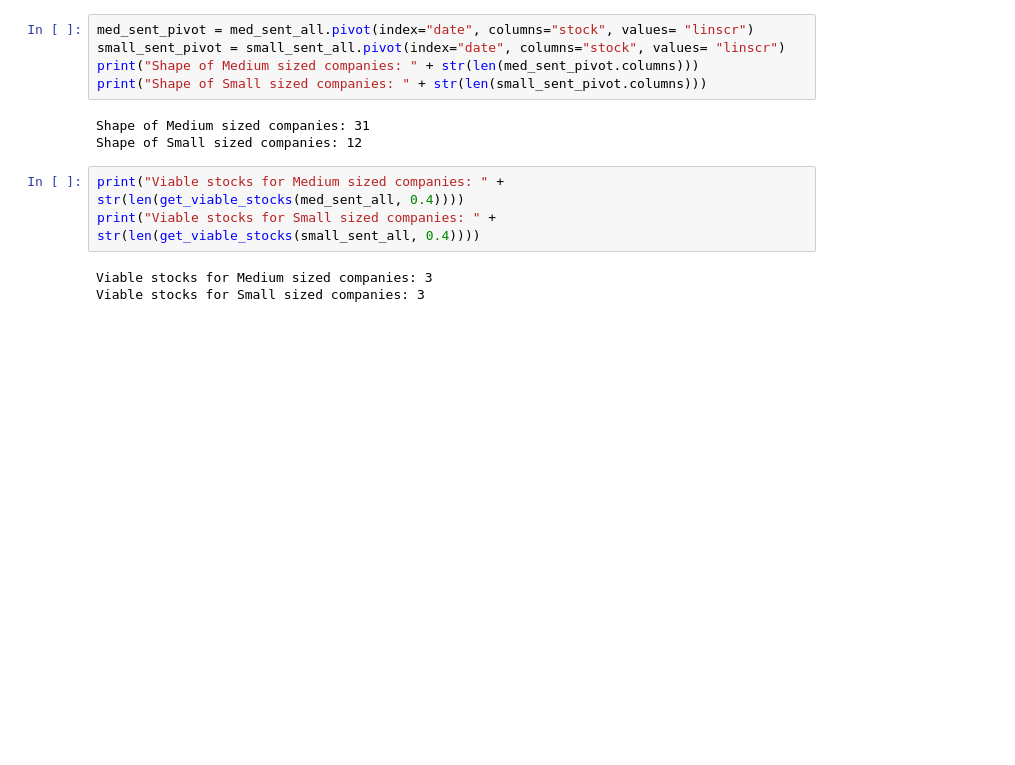
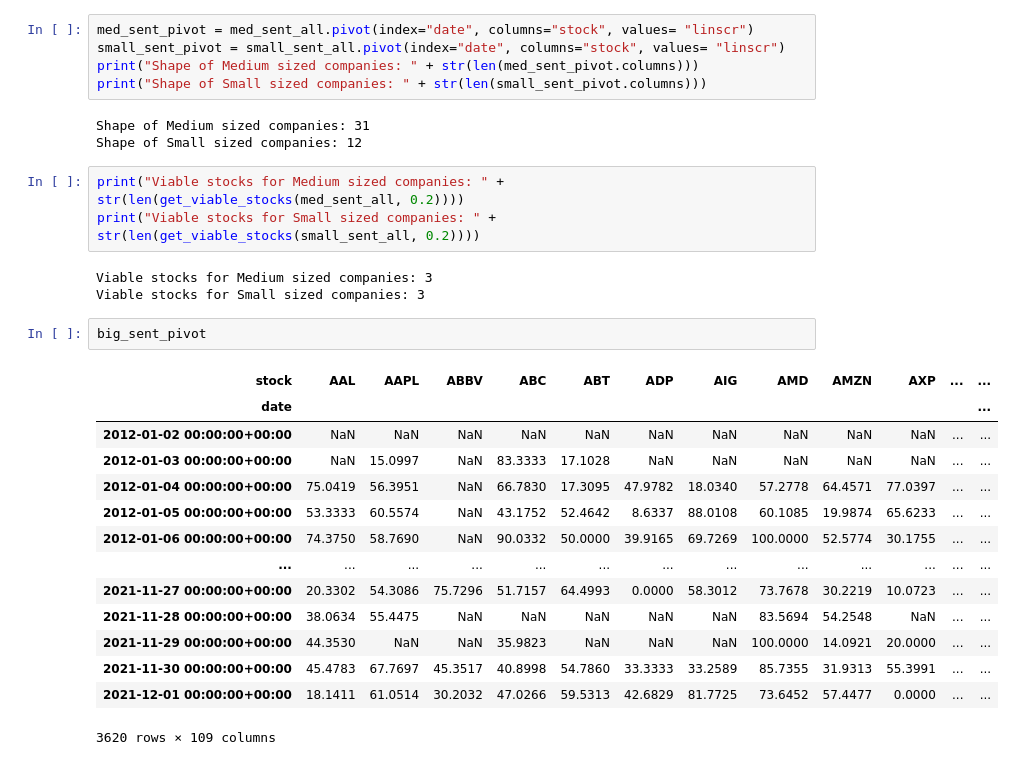
Before and after one commit to DaniloMendezR/master_thesis, a Jupyter notebook: Data_cleaning.ipynb, the cells around one changed output. Cells and saved outputs as stored; diff of their text form; blank space fills up the shorter version.

```diff
--- a/Data_cleaning.ipynb
+++ b/Data_cleaning.ipynb
@@ -78,8 +78,25 @@ print("Shape of Small sized companies: " + str(len(small_sent_pivot.columns)))
 Shape of Medium sized companies: 31
 Shape of Small sized companies: 12
 # %%
-print("Viable stocks for Medium sized companies: " + str(len(get_viable_stocks(med_sent_all, 0.4))))
-print("Viable stocks for Small sized companies: " + str(len(get_viable_stocks(small_sent_all, 0.4))))
+print("Viable stocks for Medium sized companies: " + str(len(get_viable_stocks(med_sent_all, 0.2))))
+print("Viable stocks for Small sized companies: " + str(len(get_viable_stocks(small_sent_all, 0.2))))
 # %% [output]
 Viable stocks for Medium sized companies: 3
 Viable stocks for Small sized companies: 3
+# %%
+big_sent_pivot
+# %% [output]
+| stock | AAL | AAPL | ABBV | ABC | ABT | ADP | AIG | AMD | AMZN | AXP | ... | ... |
+| date |  |  |  |  |  |  |  |  |  |  |  | ... |
+| 2012-01-02 00:00:00+00:00 | NaN | NaN | NaN | NaN | NaN | NaN | NaN | NaN | NaN | NaN | ... | ... |
+| 2012-01-03 00:00:00+00:00 | NaN | 15.0997 | NaN | 83.3333 | 17.1028 | NaN | NaN | NaN | NaN | NaN | ... | ... |
+| 2012-01-04 00:00:00+00:00 | 75.0419 | 56.3951 | NaN | 66.7830 | 17.3095 | 47.9782 | 18.0340 | 57.2778 | 64.4571 | 77.0397 | ... | ... |
+| 2012-01-05 00:00:00+00:00 | 53.3333 | 60.5574 | NaN | 43.1752 | 52.4642 | 8.6337 | 88.0108 | 60.1085 | 19.9874 | 65.6233 | ... | ... |
+| 2012-01-06 00:00:00+00:00 | 74.3750 | 58.7690 | NaN | 90.0332 | 50.0000 | 39.9165 | 69.7269 | 100.0000 | 52.5774 | 30.1755 | ... | ... |
+| ... | ... | ... | ... | ... | ... | ... | ... | ... | ... | ... | ... | ... |
+| 2021-11-27 00:00:00+00:00 | 20.3302 | 54.3086 | 75.7296 | 51.7157 | 64.4993 | 0.0000 | 58.3012 | 73.7678 | 30.2219 | 10.0723 | ... | ... |
+| 2021-11-28 00:00:00+00:00 | 38.0634 | 55.4475 | NaN | NaN | NaN | NaN | NaN | 83.5694 | 54.2548 | NaN | ... | ... |
+| 2021-11-29 00:00:00+00:00 | 44.3530 | NaN | NaN | 35.9823 | NaN | NaN | NaN | 100.0000 | 14.0921 | 20.0000 | ... | ... |
+| 2021-11-30 00:00:00+00:00 | 45.4783 | 67.7697 | 45.3517 | 40.8998 | 54.7860 | 33.3333 | 33.2589 | 85.7355 | 31.9313 | 55.3991 | ... | ... |
+| 2021-12-01 00:00:00+00:00 | 18.1411 | 61.0514 | 30.2032 | 47.0266 | 59.5313 | 42.6829 | 81.7725 | 73.6452 | 57.4477 | 0.0000 | ... | ... |
+3620 rows × 109 columns
```
Also changed, not shown: parts of 3 cells of this notebook, 1 other file.
